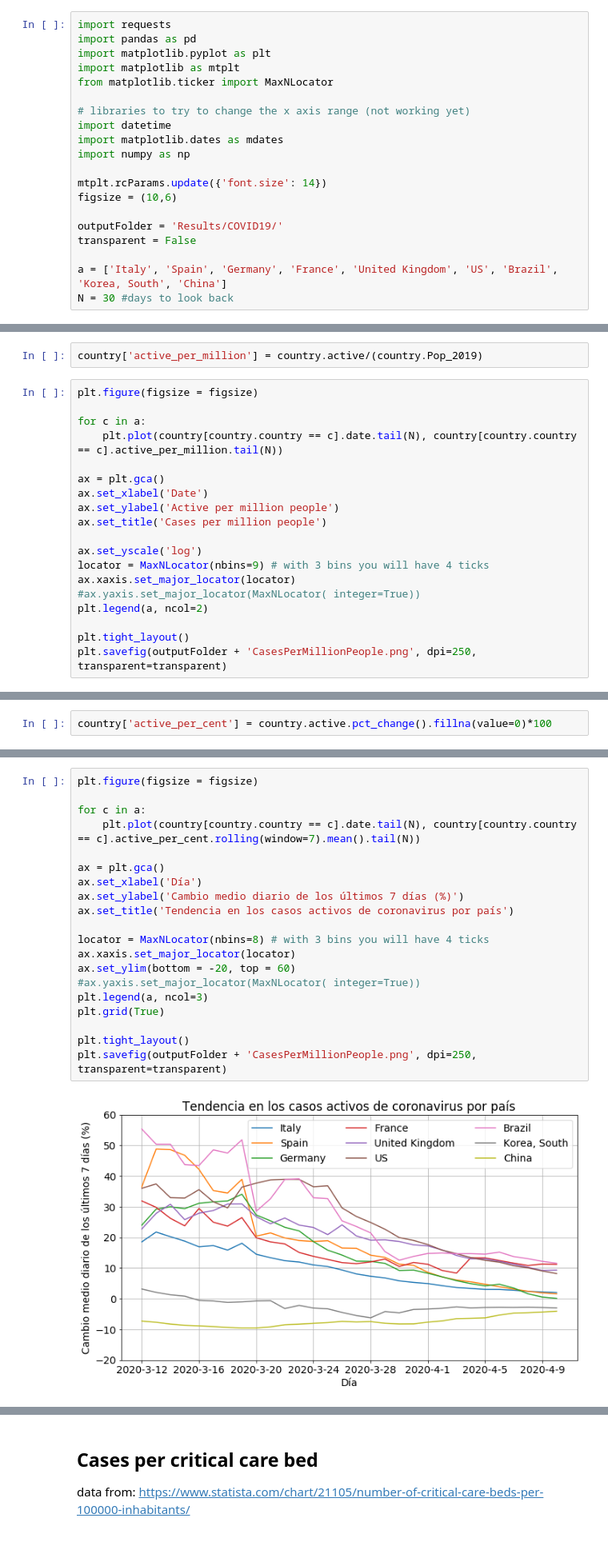
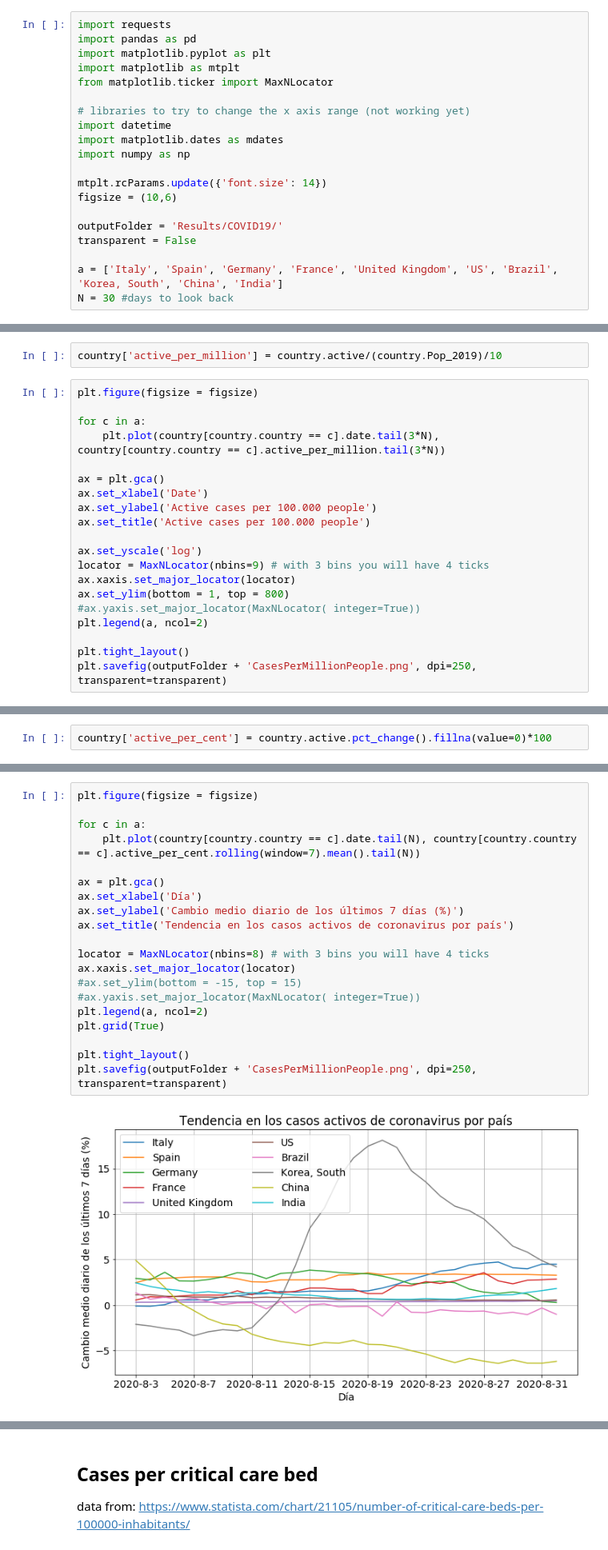
Before and after one commit to chimalex/Covid19Statistics, a Jupyter notebook: COVID19-AJS.ipynb, the cells around one changed output, grey strips where cells are left out. Shown at 80% size. Drawn from its saved outputs; the diff is of its cells as text.

```diff
--- a/COVID19-AJS.ipynb
+++ b/COVID19-AJS.ipynb
@@ -18,7 +20,7 @@ figsize = (10,6)
 outputFolder = 'Results/COVID19/'
 transparent = False
 
-a = ['Italy', 'Spain', 'Germany', 'France', 'United Kingdom', 'US', 'Brazil', 'Korea, South', 'China']
+a = ['Italy', 'Spain', 'Germany', 'France', 'United Kingdom', 'US', 'Brazil', 'Korea, South', 'China', 'India']
 N = 30 #days to look back
 # %%
 data = pd.read_json("https://pomber.github.io/covid19/timeseries.json")
@@ -56,21 +58,22 @@ country = country.drop('Country', 1)
 country['Pop_2019'] = pd.to_numeric(country['Pop_2019'], errors='coerce').fillna(100000)
 #country.loc[country['Country'=='US'], 'Pop_2019'] = country.loc[country['Country'=='US'], 'Pop_2019']/1000
 # %%
-country['active_per_million'] = country.active/(country.Pop_2019)
+country['active_per_million'] = country.active/(country.Pop_2019)/10
 # %%
 plt.figure(figsize = figsize)
 
 for c in a:
-    plt.plot(country[country.country == c].date.tail(N), country[country.country == c].active_per_million.tail(N))
+    plt.plot(country[country.country == c].date.tail(3*N), country[country.country == c].active_per_million.tail(3*N))
 
 ax = plt.gca()
 ax.set_xlabel('Date')
-ax.set_ylabel('Active per million people')
-ax.set_title('Cases per million people')
+ax.set_ylabel('Active cases per 100.000 people')
+ax.set_title('Active cases per 100.000 people')
 
 ax.set_yscale('log')
 locator = MaxNLocator(nbins=9) # with 3 bins you will have 4 ticks
 ax.xaxis.set_major_locator(locator)
+ax.set_ylim(bottom = 1, top = 800)
 #ax.yaxis.set_major_locator(MaxNLocator( integer=True))
 plt.legend(a, ncol=2)
 
@@ -117,22 +120,22 @@ plt.savefig(outputFolder + 'CasesPerMillionPeople.png', dpi=250, transparent=tra
 # %%
 plt.figure(figsize = figsize)
 
 for c in a:
     plt.plot(country[country.country == c].date.tail(N), country[country.country == c].active_per_cent.rolling(window=7).mean().tail(N))
 
 ax = plt.gca()
 ax.set_xlabel('Día')
 ax.set_ylabel('Cambio medio diario de los últimos 7 días (%)')
 ax.set_title('Tendencia en los casos activos de coronavirus por país')
 
 locator = MaxNLocator(nbins=8) # with 3 bins you will have 4 ticks
 ax.xaxis.set_major_locator(locator)
-ax.set_ylim(bottom = -20, top = 60)
+#ax.set_ylim(bottom = -15, top = 15)
 #ax.yaxis.set_major_locator(MaxNLocator( integer=True))
-plt.legend(a, ncol=3)
+plt.legend(a, ncol=2)
 plt.grid(True)
 
 plt.tight_layout()
 plt.savefig(outputFolder + 'CasesPerMillionPeople.png', dpi=250, transparent=transparent)
 # %% [output]
-[figure, old version]
+[figure, new version]
```
Also changed, not shown: parts of 13 cells of this notebook, 5 other files.
